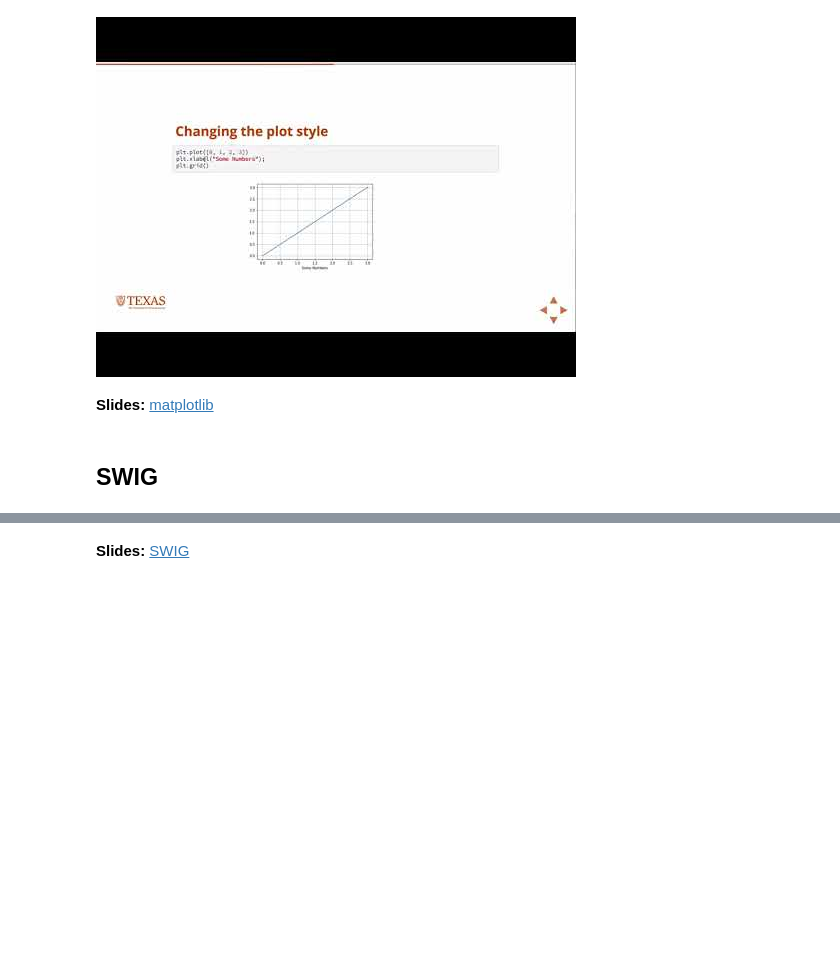
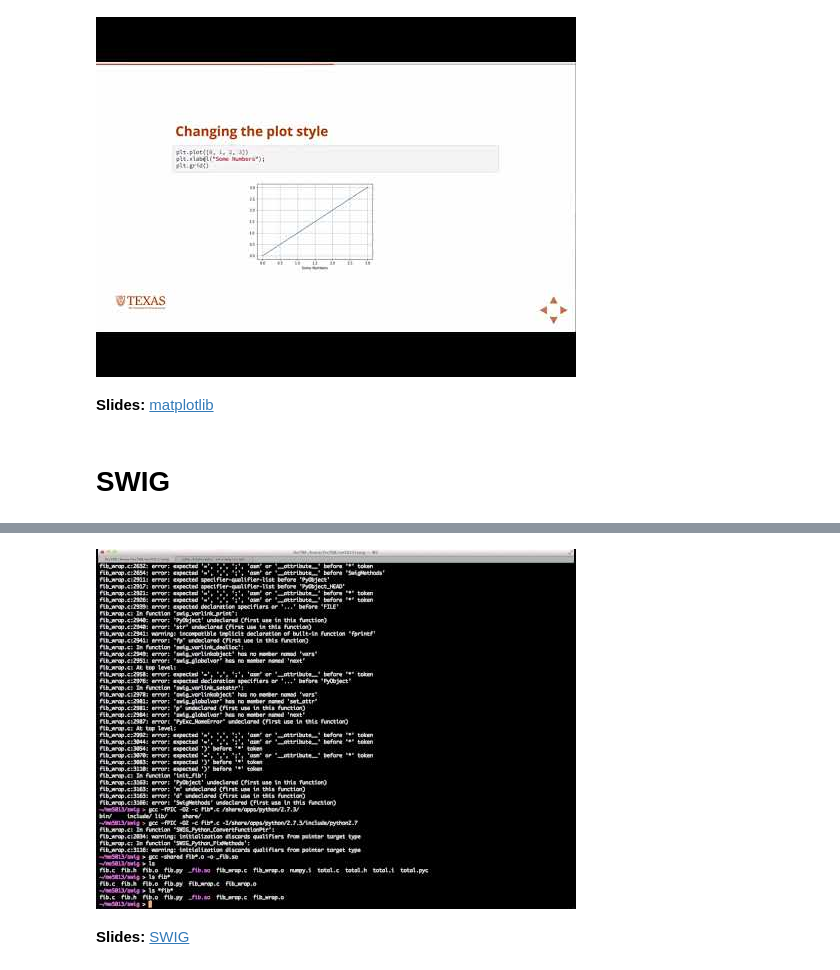
Before and after one commit to PGE383-HPC/live_lectures, a Jupyter notebook: index-rise.ipynb, the cells around one changed output, grey strips where cells are left out. Drawn from its saved outputs; the diff is of its cells as text; code cells hidden in the pictures; blank space fills up the shorter version.

```diff
--- a/index-rise.ipynb
+++ b/index-rise.ipynb
@@ -170,7 +170,7 @@ YouTubeVideo('FNJc3ByKpRs')
 # %% [markdown]
 **Slides:** [matplotlib](matplotlib-rise.ipynb)
 # %% [markdown]
-## SWIG
+# SWIG
 # %%
-YouTubeVideo('v=g8--GrdlqGw')
+YouTubeVideo('g8--GrdlqGw')
 # %% [output]
@@ -178,2 +177,3 @@ YouTubeVideo('v=g8--GrdlqGw')
+[figure, added]
 # %% [markdown]
 **Slides:** [SWIG](swig.pdf)
```
Also changed, not shown: parts of 6 cells of this notebook, 2 other files.
